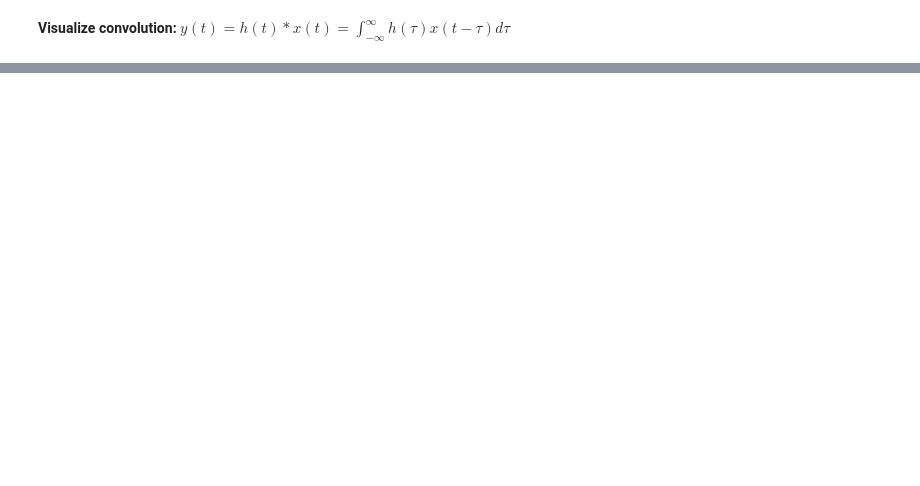
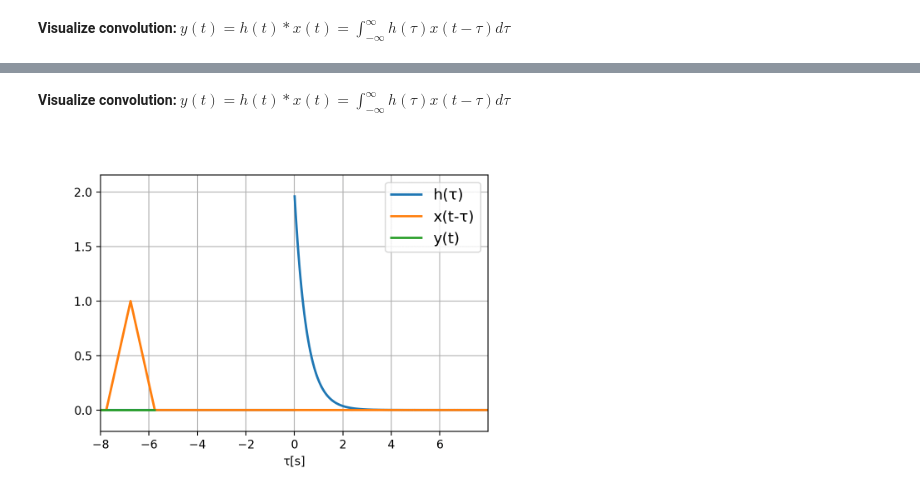
Before and after one commit to edsonportosilva/ElectricCircuits, a Jupyter notebook: Jupyter notebooks/Visualize convolution.ipynb, the cells around one changed output, grey strips where cells are left out. Drawn from its saved outputs; the diff is of its cells as text; code cells hidden in the pictures; blank space fills up the shorter version.

```diff
--- a/Jupyter notebooks/Visualize convolution.ipynb
+++ b/Jupyter notebooks/Visualize convolution.ipynb
@@ -137,0 +140,14 @@ Image('./Jupyter notebooks/figures/convolutionFig2.gif', width=500)
+# %%
+x = sp.Piecewise((0, t<0),
+                  (t, (t>=0)&(t<1)),
+                 (-t+2, (t>=1)&(t<2)),
+                  (0, (t>=2)))
+
+h = sp.Piecewise((0, t<0),
+                 (2*sp.exp(-2*t), (t>=0)))
+
+symdisp('x(t) = ', round_expr(x,2))
+symdisp('h(t) = ', round_expr(h,2))
+
+interval = np.arange(-2, 8, 0.01)
+symplot(t, [x, h], interval, ['x(t)','h(t)'])
@@ -137,0 +158,18 @@ Image('./Jupyter notebooks/figures/convolutionFig2.gif', width=500)
+# %% [markdown]
+**Visualize convolution:** $y(t) = h(t)\ast x(t) =\int_{-\infty}^{\infty} h(\tau) x(t-\tau) d\tau$
+# %%
+ti = -6 # animation starts at this time
+tf = 8  # animation end at this time
+τ_max = 8
+
+delay = np.arange(-τ_max, τ_max, 0.01) # must be symmetric w.r.t 0
+
+figName  = './Jupyter notebooks/figures/convolutionFig3.gif'
+
+genConvGIF(x, h, t, delay, ti, tf,\
+           figName, xlabel= 'τ[s]', ylabel=['h(τ)', 'x(t-τ)','y(t)'],\
+           fram=50, inter=150, plotConv=True)
+
+Image('./Jupyter notebooks/figures/convolutionFig3.gif', width=500)
+# %% [output]
+[figure, added]
```
Also changed, not shown: parts of 9 cells of this notebook.
